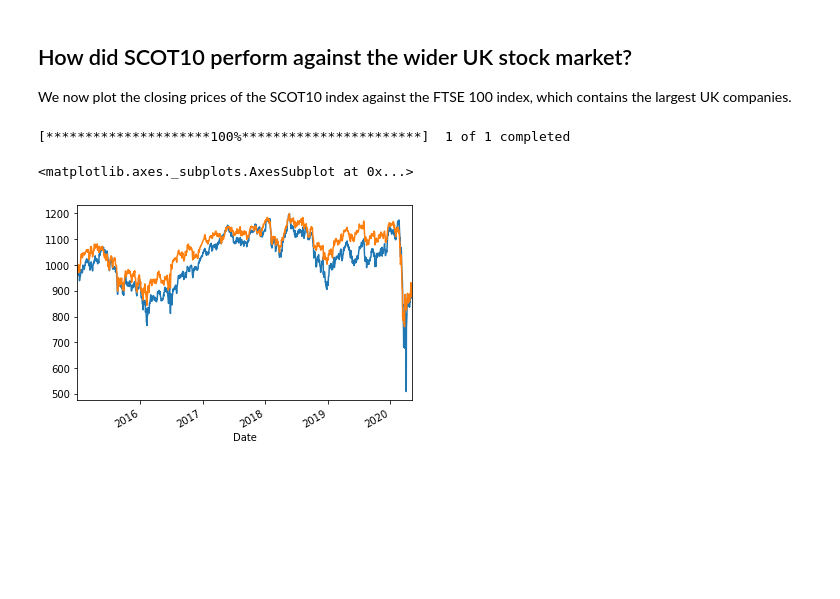
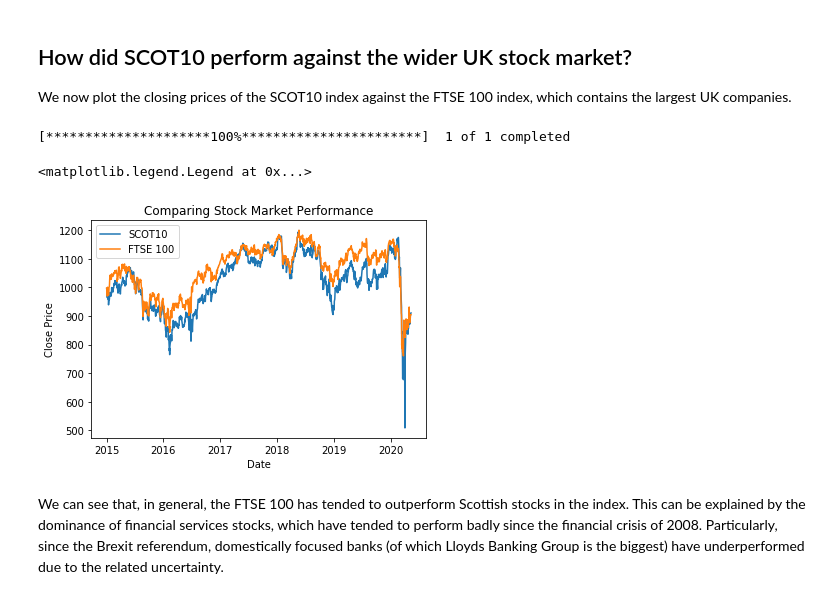
Before and after one commit to DuncanJCameron/nls, a Jupyter notebook: Scottish 10 Index.ipynb, the cells around one changed output. Saved outputs shown, nothing was run; the diff lists cells and outputs as text; code cells hidden in the pictures; blank space fills up the shorter version.

```diff
--- a/Scottish 10 Index.ipynb
+++ b/Scottish 10 Index.ipynb
@@ -99,15 +102,21 @@ We now plot the closing prices of the SCOT10 index against the FTSE 100 index, w
 # %%
 #fetch the FTSE 100
 ftse100=pdr.get_data_yahoo("^FTSE", start="2015-01-01", end=today)
 #standardise the FTSE 100 prices to initially 1000p
 factor=1000/ftse100.iloc[0,0]
 for i in range(0,5):
     #loop through the price attributes, standardising the prices
     ftse100[attributes[i]]=ftse100[attributes[i]]*factor
 #plot the two indices
-scot10['Close'].plot()
-ftse100['Close'].plot()
+plt.plot(scot10['Close'],label="SCOT10")
+plt.plot(ftse100['Close'],label="FTSE 100")
+plt.title("Comparing Stock Market Performance")
+plt.xlabel("Date")
+plt.ylabel("Close Price")
+plt.legend()
 # %% [output]
 [*********************100%***********************]  1 of 1 completed
-<matplotlib.axes._subplots.AxesSubplot at 0x...>
+<matplotlib.legend.Legend at 0x...>
-[figure, old version]
+[figure, new version]
+# %% [markdown]
+We can see that, in general, the FTSE 100 has tended to outperform Scottish stocks in the index. This can be explained by the dominance of financial services stocks, which have tended to perform badly since the financial crisis of 2008. Particularly, since the Brexit referendum, domestically focused banks (of which Lloyds Banking Group is the biggest) have underperformed due to the related uncertainty.
```
Also changed, not shown: parts of 5 cells of this notebook, 2 other files.
